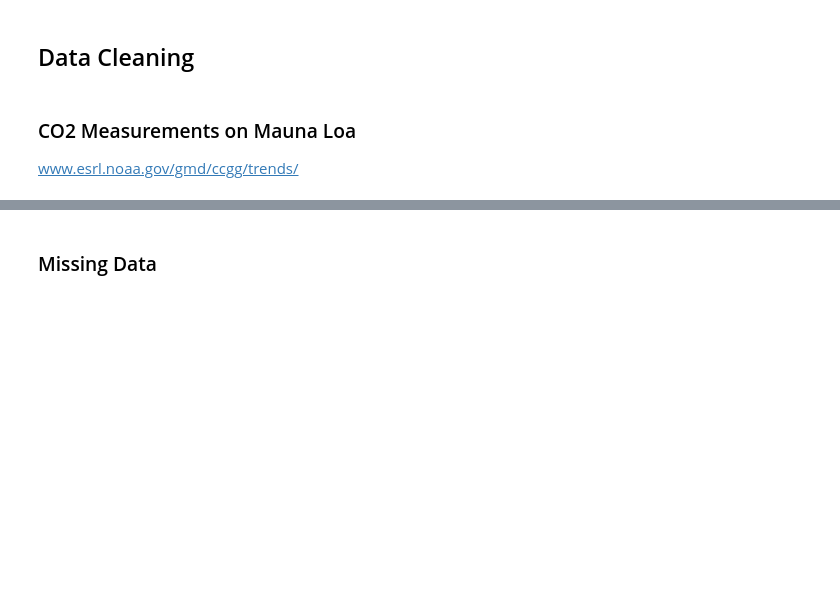
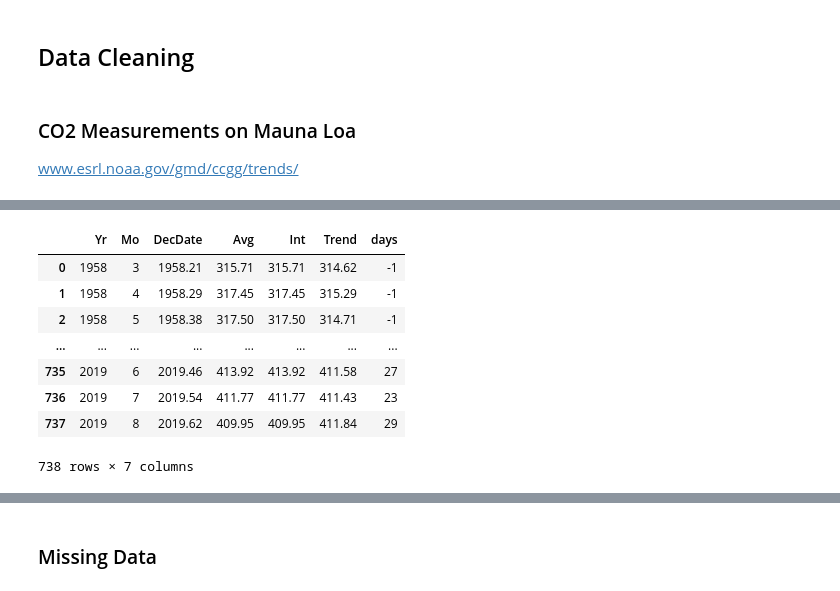
Before and after one commit to Ashahet1/Datascience, a Jupyter notebook: BootCamp_Oreilly/lab01.ipynb, the cells around one changed output, grey strips where cells are left out. Drawn from its saved outputs; the diff is of its cells as text; code cells hidden in the pictures; blank space fills up the shorter version.

```diff
--- a/BootCamp_Oreilly/lab01.ipynb
+++ b/BootCamp_Oreilly/lab01.ipynb
@@ -294,0 +362,16 @@ lines[69:79]
+# %%
+co2 = pd.read_csv('co2_mm_mlo.txt',
+                   header=None, skiprows=72, sep='\s+', # Skip the first 72 descriptive row
+                   names=['Yr', 'Mo', 'DecDate', 'Avg', 'Int', 'Trend', 'days'])  # Set column names
+
+co2
+# %% [output]
+|  | Yr | Mo | DecDate | Avg | Int | Trend | days |
+| 0 | 1958 | 3 | 1958.21 | 315.71 | 315.71 | 314.62 | -1 |
+| 1 | 1958 | 4 | 1958.29 | 317.45 | 317.45 | 315.29 | -1 |
+| 2 | 1958 | 5 | 1958.38 | 317.50 | 317.50 | 314.71 | -1 |
+| ... | ... | ... | ... | ... | ... | ... | ... |
+| 735 | 2019 | 6 | 2019.46 | 413.92 | 413.92 | 411.58 | 27 |
+| 736 | 2019 | 7 | 2019.54 | 411.77 | 411.77 | 411.43 | 23 |
+| 737 | 2019 | 8 | 2019.62 | 409.95 | 409.95 | 411.84 | 29 |
+738 rows × 7 columns
```
Also changed, not shown: parts of 44 cells of this notebook.
